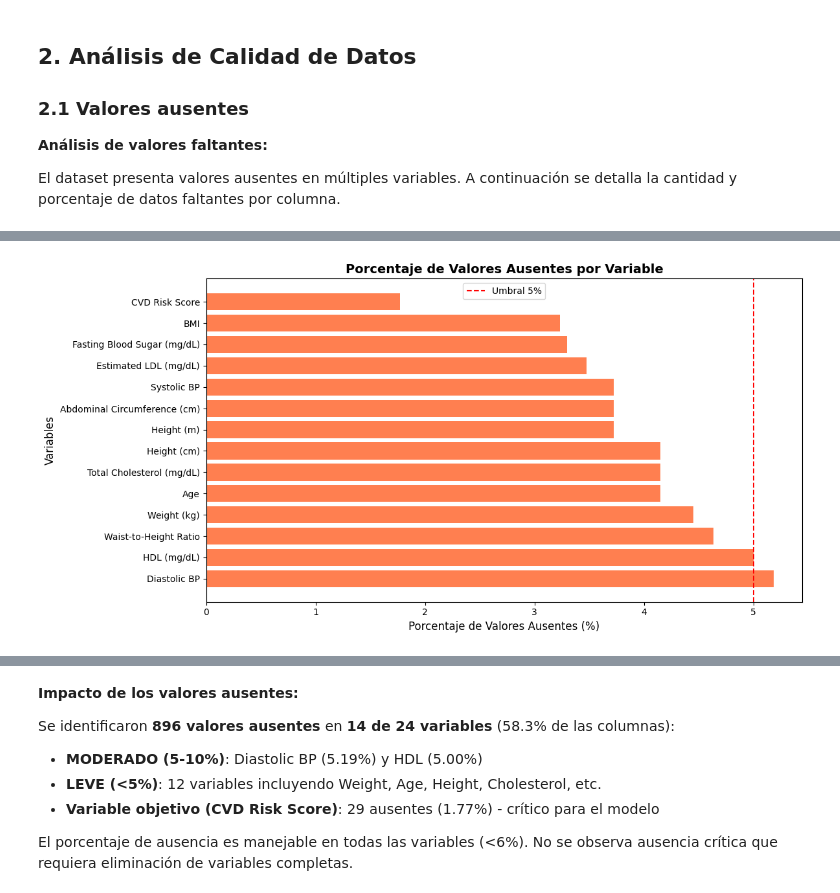
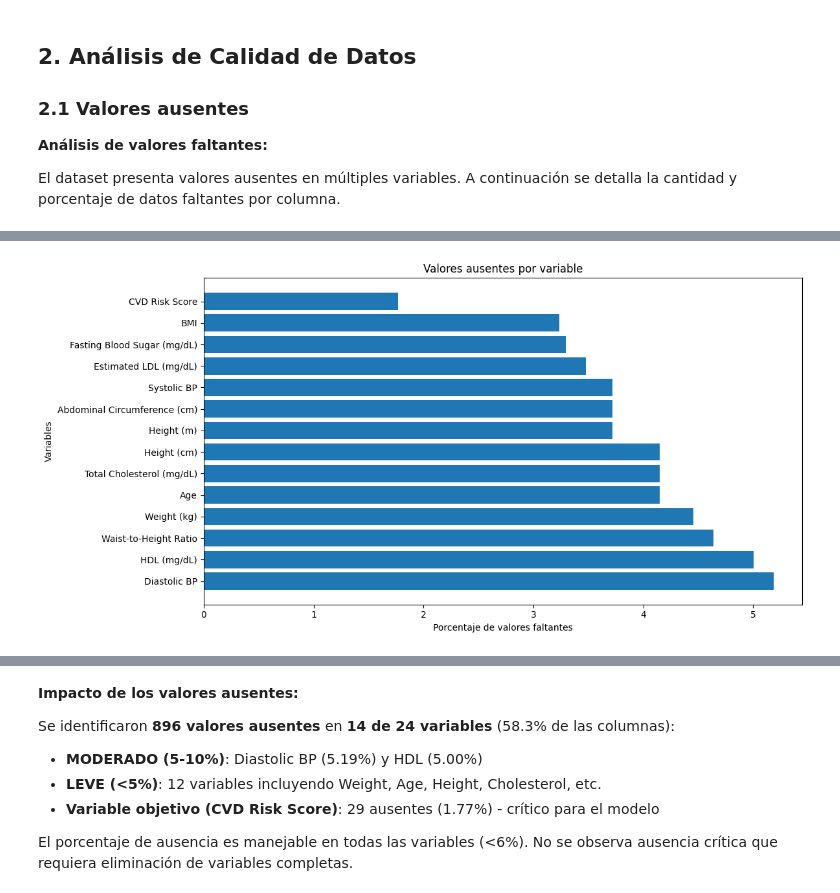
Before and after one commit to jcamilc17/Laboratorio-1_ML, a Jupyter notebook: Laboratorio1.ipynb, the cells around one changed output, grey strips where cells are left out. Cells and saved outputs as stored; diff of their text form; code cells hidden in the pictures.

```diff
--- a/Laboratorio1.ipynb
+++ b/Laboratorio1.ipynb
@@ -157,69 +145,54 @@ El dataset presenta valores ausentes en múltiples variables. A continuación se
 # %%
 # 2.1 Valores ausentes
 
-print("="*80)
-print(" "*25 + "🔍 ANÁLISIS DE VALORES AUSENTES")
-print("="*80 + "\n")
+print("\nRevisión de valores ausentes en el dataset")
 
-# Calcular valores ausentes
+# Calcular valores y porcentaje
 valores_ausentes = df.isnull().sum()
-porcentaje_ausentes = (df.isnull().sum() / len(df)) * 100
+porcentaje_ausentes = (valores_ausentes / len(df)) * 100
 
-# Crear DataFrame con el resumen
+# Crear resumen
 resumen_ausentes = pd.DataFrame({
     'Columna': valores_ausentes.index,
     'Valores Ausentes': valores_ausentes.values,
     'Porcentaje (%)': porcentaje_ausentes.values
 })
 
-# Filtrar solo las columnas con valores ausentes
-resumen_ausentes = resumen_ausentes[resumen_ausentes['Valores Ausentes'] > 0].sort_values(
-    by='Valores Ausentes', ascending=False
-).reset_index(drop=True)
+# Filtrar solo columnas con ausentes
+resumen_ausentes = resumen_ausentes[resumen_ausentes['Valores Ausentes'] > 0]\
+    .sort_values(by='Valores Ausentes', ascending=False)\
+    .reset_index(drop=True)
 
-print(f"📊 Total de columnas con valores ausentes: {len(resumen_ausentes)} de {df.shape[1]}")
-print(f"📊 Total de valores ausentes en el dataset: {valores_ausentes.sum():,}\n")
+print(f"\nColumnas con valores faltantes: {len(resumen_ausentes)} de {df.shape[1]}")
+print(f"Total de valores ausentes: {valores_ausentes.sum():,}\n")
 
-# Mostrar resumen de valores ausentes
+# Mostrar resumen
 if len(resumen_ausentes) > 0:
     print(resumen_ausentes.to_string(index=False))
 
-    # Visualización
+    # Gráfico
     plt.figure(figsize=(12, 6))
-    plt.barh(resumen_ausentes['Columna'], resumen_ausentes['Porcentaje (%)'], color='coral')
-    plt.xlabel('Porcentaje de Valores Ausentes (%)', fontsize=12)
-    plt.ylabel('Variables', fontsize=12)
-    plt.title('Porcentaje de Valores Ausentes por Variable', fontsize=14, fontweight='bold')
-    plt.axvline(x=5, color='red', linestyle='--', label='Umbral 5%')
-    plt.legend()
+    plt.barh(resumen_ausentes['Columna'], resumen_ausentes['Porcentaje (%)'])
+    plt.xlabel('Porcentaje de valores faltantes')
+    plt.ylabel('Variables')
+    plt.title('Valores ausentes por variable')
     plt.tight_layout()
     plt.show()
 
-    # Clasificar según severidad
-    print("\n" + "─"*80)
-    print("📋 Clasificación por severidad:")
-    print("─"*80)
-
-    # Clasificación de variables según porcentaje de valores ausentes
+    # Clasificación simple
     critico = resumen_ausentes[resumen_ausentes['Porcentaje (%)'] > 10]
     moderado = resumen_ausentes[(resumen_ausentes['Porcentaje (%)'] >= 5) &
                                 (resumen_ausentes['Porcentaje (%)'] <= 10)]
     leve = resumen_ausentes[resumen_ausentes['Porcentaje (%)'] < 5]
 
+    print("\nClasificación general:")
+    if len(critico) > 0:
+        print(f"- Variables con muchos faltantes (>10%): {len(critico)}")
+    if len(moderado) > 0:
+        print(f"- Variables con faltantes moderados (5-10%): {len(moderado)}")
+    if len(leve) > 0:
+        print(f"- Variables con pocos faltantes (<5%): {len(leve)}")
 
-    if len(critico) > 0:
-        print(f"\n🔴 CRÍTICO (>10%): {len(critico)} variables")
-        print(critico[['Columna', 'Porcentaje (%)']].to_string(index=False))
-
-    if len(moderado) > 0:
-        print(f"\n🟡 MODERADO (5-10%): {len(moderado)} variables")
-        print(moderado[['Columna', 'Porcentaje (%)']].to_string(index=False))
-
-    if len(leve) > 0:
-        print(f"\n🟢 LEVE (<5%): {len(leve)} variables")
-        print(leve[['Columna', 'Porcentaje (%)']].to_string(index=False))
 else:
-    print("✅ No se encontraron valores ausentes en el dataset")
-
-print("\n" + "="*80 + "\n")
+    print("No se encontraron valores ausentes.")
 # %% [output]
@@ -239,5 +215,5 @@ print("\n" + "="*80 + "\n")
        Estimated LDL (mg/dL)                57        3.477730
  Fasting Blood Sugar (mg/dL)                54        3.294692
                          BMI                53        3.233679
               CVD Risk Score                29        1.769372
-[figure, old version]
+[figure, new version]
```
Also changed, not shown: parts of 26 cells of this notebook, 2 other files.
